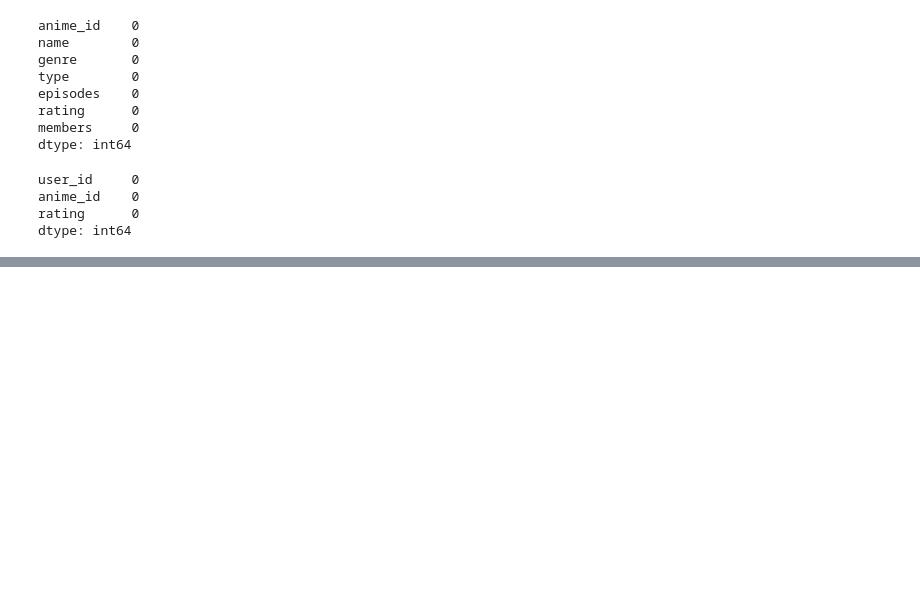
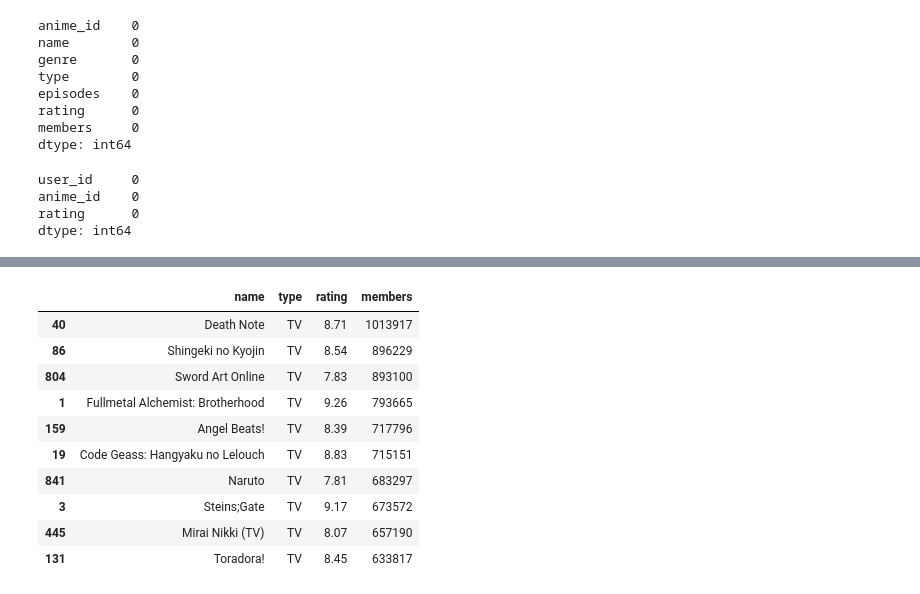
Before and after one commit to vividwhisp/machine-learning-from-scratch, a Jupyter notebook: recommender_system.ipynb, the cells around one changed output, grey strips where cells are left out. Drawn from its saved outputs; the diff is of its cells as text; code cells hidden in the pictures; blank space fills up the shorter version.

```diff
--- a/recommender_system.ipynb
+++ b/recommender_system.ipynb
@@ -60,0 +74,16 @@ dtype: int64
+# %%
+popular_anime = anime_clean.sort_values(by="members", ascending=False)
+
+popular_anime[["name", "type", "rating", "members"]].head(10)
+# %% [output]
+|  | name | type | rating | members |
+| 40 | Death Note | TV | 8.71 | 1013917 |
+| 86 | Shingeki no Kyojin | TV | 8.54 | 896229 |
+| 804 | Sword Art Online | TV | 7.83 | 893100 |
+| 1 | Fullmetal Alchemist: Brotherhood | TV | 9.26 | 793665 |
+| 159 | Angel Beats! | TV | 8.39 | 717796 |
+| 19 | Code Geass: Hangyaku no Lelouch | TV | 8.83 | 715151 |
+| 841 | Naruto | TV | 7.81 | 683297 |
+| 3 | Steins;Gate | TV | 9.17 | 673572 |
+| 445 | Mirai Nikki (TV) | TV | 8.07 | 657190 |
+| 131 | Toradora! | TV | 8.45 | 633817 |
```
Also changed, not shown: parts of 6 cells of this notebook.
